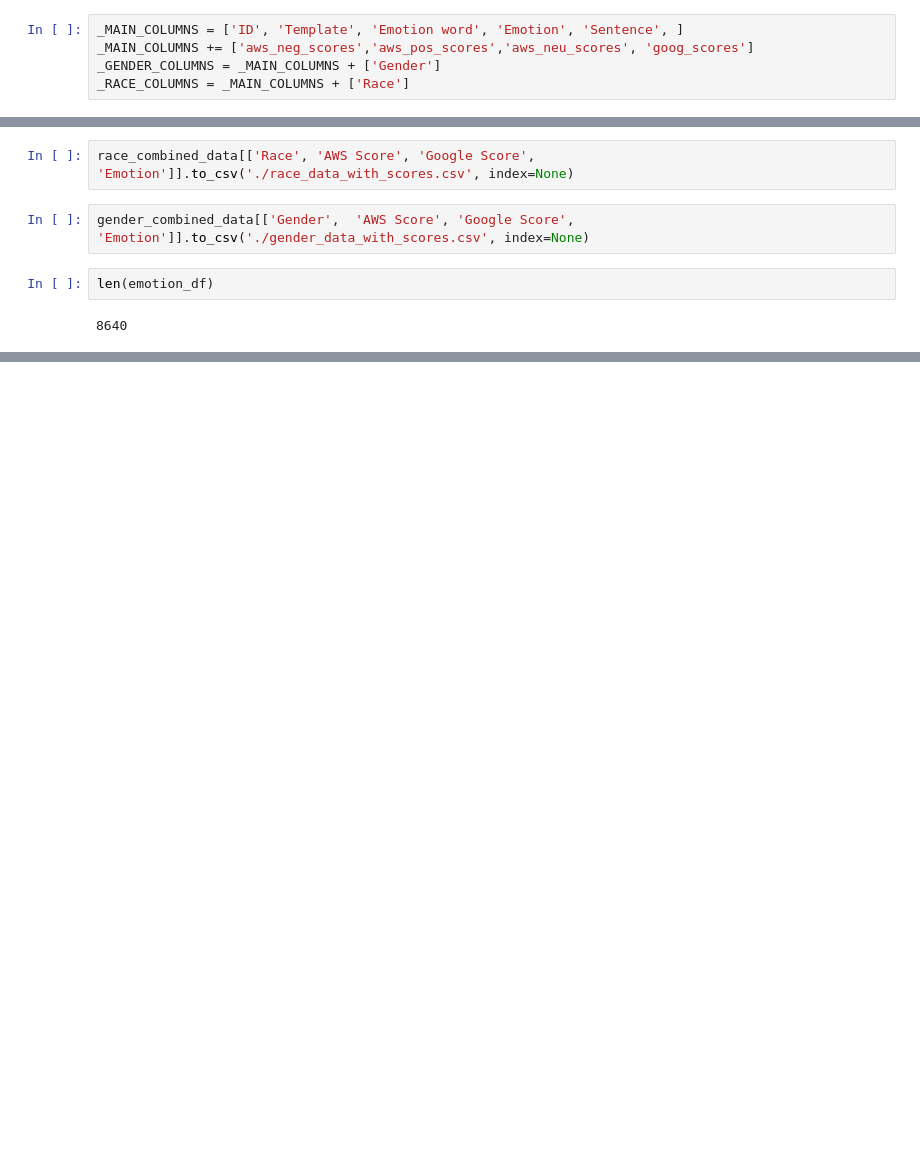
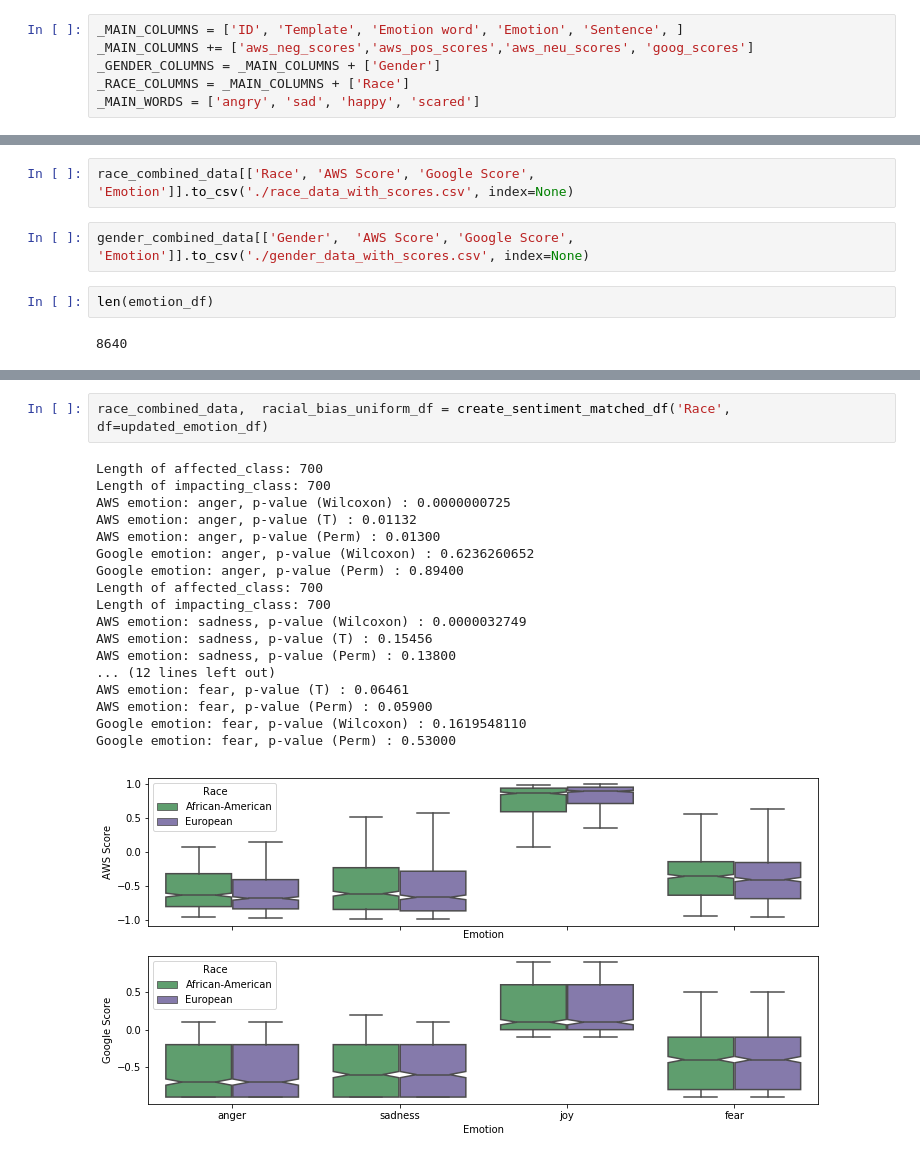
Before and after one commit to charlescearl/EquityInSentiment, a Jupyter notebook: Evaluate Sentiment Bias.ipynb, the cells around one changed output, grey strips where cells are left out. Drawn from its saved outputs; the diff is of its cells as text; blank space fills up the shorter version.

```diff
--- a/Evaluate Sentiment Bias.ipynb
+++ b/Evaluate Sentiment Bias.ipynb
@@ -32,6 +35,7 @@ _MAIN_COLUMNS = ['ID', 'Template', 'Emotion word', 'Emotion', 'Sentence', ]
 _MAIN_COLUMNS += ['aws_neg_scores','aws_pos_scores','aws_neu_scores', 'goog_scores']
 _GENDER_COLUMNS = _MAIN_COLUMNS + ['Gender']
 _RACE_COLUMNS = _MAIN_COLUMNS + ['Race']
+_MAIN_WORDS = ['angry', 'sad', 'happy', 'scared']
 # %%
 from matplotlib import pylab as plt
 # %%
@@ -190,0 +293,21 @@ len(emotion_df)
+# %%
+race_combined_data,  racial_bias_uniform_df = create_sentiment_matched_df('Race', df=updated_emotion_df)
+# %% [output]
+Length of affected_class: 700
+Length of impacting_class: 700
+AWS emotion: anger, p-value (Wilcoxon) : 0.0000000725
+AWS emotion: anger, p-value (T) : 0.01132
+AWS emotion: anger, p-value (Perm) : 0.01300
+Google emotion: anger, p-value (Wilcoxon) : 0.6236260652
+Google emotion: anger, p-value (Perm) : 0.89400
+Length of affected_class: 700
+Length of impacting_class: 700
+AWS emotion: sadness, p-value (Wilcoxon) : 0.0000032749
+AWS emotion: sadness, p-value (T) : 0.15456
+AWS emotion: sadness, p-value (Perm) : 0.13800
+... (12 lines left out)
+AWS emotion: fear, p-value (T) : 0.06461
+AWS emotion: fear, p-value (Perm) : 0.05900
+Google emotion: fear, p-value (Wilcoxon) : 0.1619548110
+Google emotion: fear, p-value (Perm) : 0.53000
+[figure, added]
```
Also changed, not shown: parts of 22 cells of this notebook, 1 other file.
